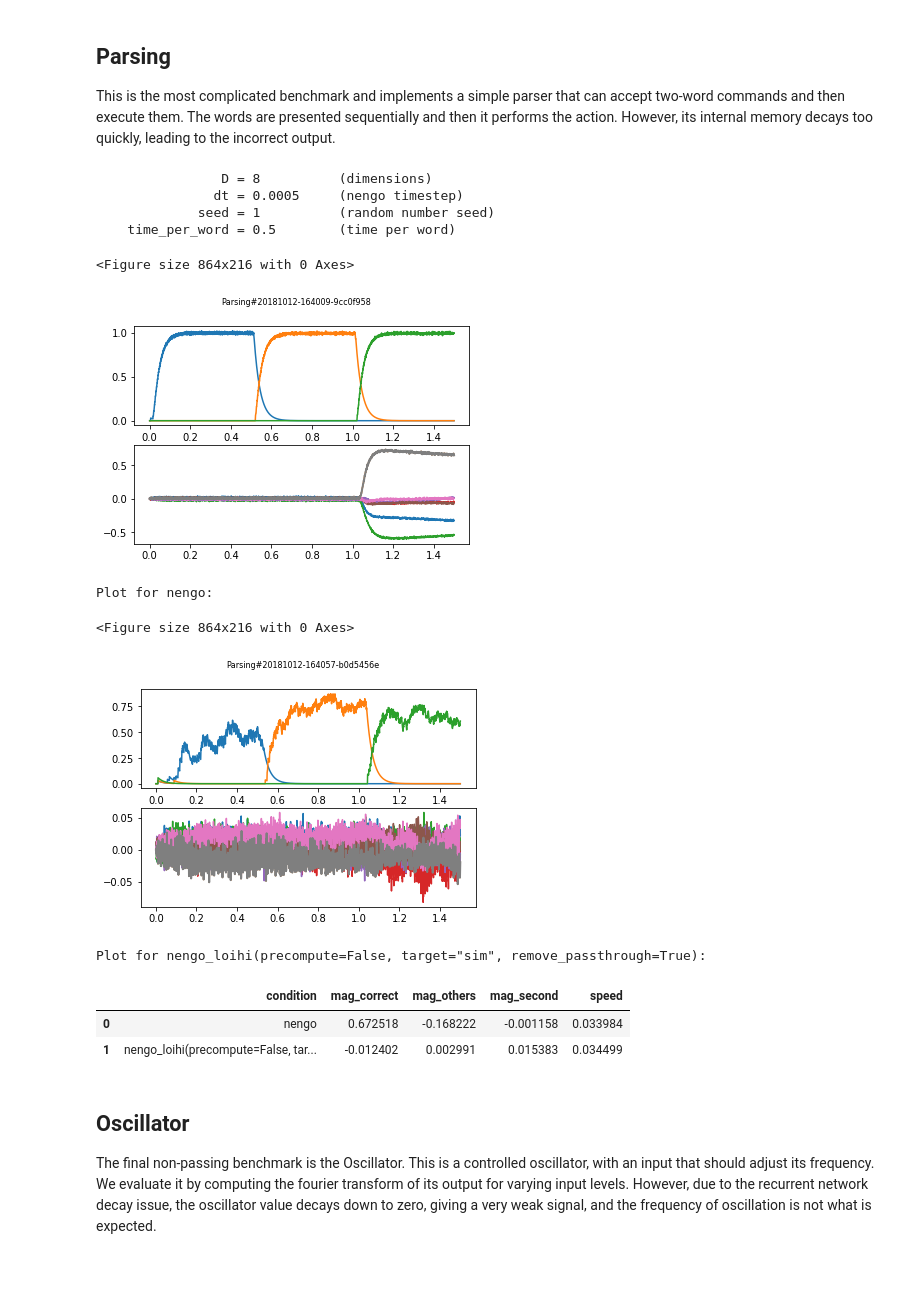
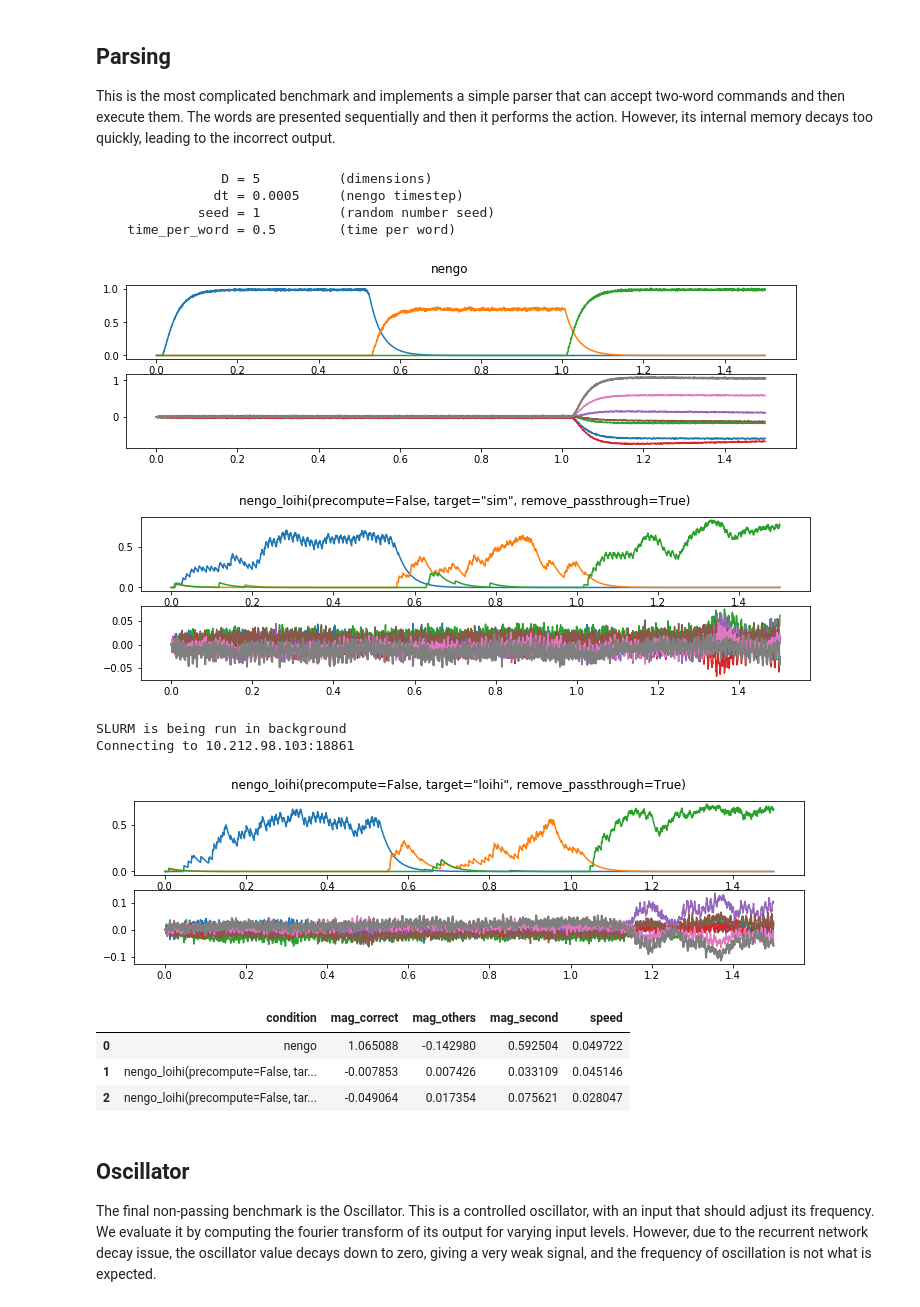
Before and after one commit to nengo/nengo-loihi, a Jupyter notebook: docs/Benchmark Nengo Models.ipynb, the cells around one changed output. Cells and saved outputs as stored; diff of their text form; code cells hidden in the pictures; blank space fills up the shorter version.

```diff
--- a/docs/Benchmark Nengo Models.ipynb
+++ b/docs/Benchmark Nengo Models.ipynb
@@ -41,9 +44,9 @@ import pandas
 For each of these benchmarks, we will run the model in mutliple conditions.  Here is our list of conditions:
 # %%
 conditions = [
-    'nengo',                                         # the normal nengo backend
+    'nengo',                                                                  # the normal nengo backend
     'nengo_loihi(precompute=False, target="sim", remove_passthrough=True)',   # using the nengo_loihi simulator
-    #'nengo_loihi(precompute=False, target="loihi", remove_passthrough=True)', # using Loihi itself
+    'nengo_loihi(precompute=False, target="loihi", remove_passthrough=True)', # using Loihi itself
 ]
 # %% [markdown]
 This script will run a given benchmark using the provided arguments in all the conditions requested, showing the plots and returning a pandas.DataFrame with the quantitative results.
@@ -73,7 +76,7 @@ def test(name, kwargs):
             r = {}
         r['condition'] = condition
         results.append(r)
-        print("Plot for %s:" % condition)
+        plt.suptitle(condition)
         plt.show()
     return pandas.DataFrame(results)
 # %% [markdown]
@@ -367,21 +323,21 @@ Plot for nengo_loihi(precompute=False, target="sim", remove_passthrough=True):
 
 This is the most complicated benchmark and implements a simple parser that can accept two-word commands and then execute them.  The words are presented sequentially and then it performs the action.  However, its internal memory decays too quickly, leading to the incorrect output.
 # %%
-test('Parsing', dict(dt=0.0005, D=8))
+test('Parsing', dict(dt=0.0005, D=5))
 # %% [output]
-                D = 8          (dimensions)
+                D = 5          (dimensions)
                dt = 0.0005     (nengo timestep)
              seed = 1          (random number seed)
     time_per_word = 0.5        (time per word)
+[figure, new version]
+[figure, new version]
-<Figure size 864x216 with 0 Axes>
+SLURM is being run in background
+Connecting to 10.212.98.103:18861
-[figure, old version]
-Plot for nengo:
-<Figure size 864x216 with 0 Axes>
-[figure, old version]
-Plot for nengo_loihi(precompute=False, target="sim", remove_passthrough=True):
+[figure, added]
 |  | condition | mag_correct | mag_others | mag_second | speed |
-| 0 | nengo | 0.672518 | -0.168222 | -0.001158 | 0.033984 |
-| 1 | nengo_loihi(precompute=False, tar... | -0.012402 | 0.002991 | 0.015383 | 0.034499 |
+| 0 | nengo | 1.065088 | -0.142980 | 0.592504 | 0.049722 |
+| 1 | nengo_loihi(precompute=False, tar... | -0.007853 | 0.007426 | 0.033109 | 0.045146 |
+| 2 | nengo_loihi(precompute=False, tar... | -0.049064 | 0.017354 | 0.075621 | 0.028047 |
 # %% [markdown]
 ## Oscillator
 
```
Also changed, not shown: parts of 15 cells of this notebook.
